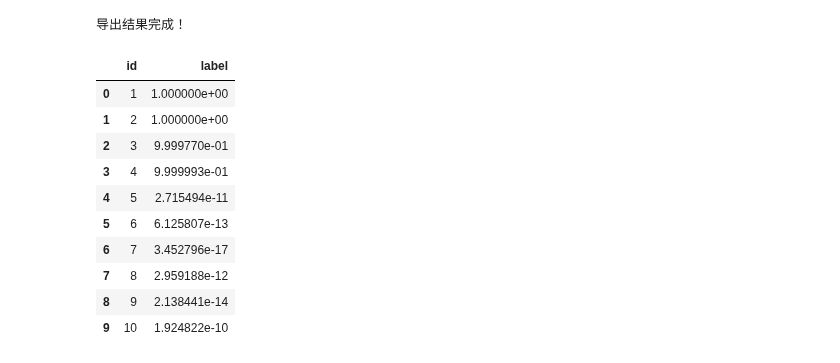
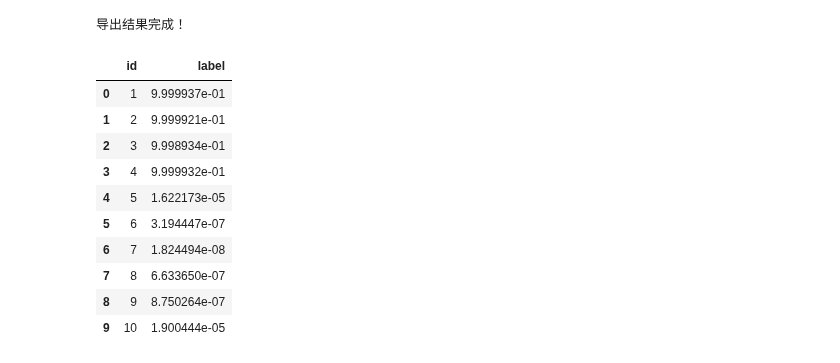
Before and after one commit to sunrise2075/cat_vs_dog_cnn, a Jupyter notebook: cat_vs_dog_model_training.ipynb, the cells around one changed output. Saved outputs shown, nothing was run; the diff lists cells and outputs as text; code cells hidden in the pictures.

Commit message:
pred-28.csv created

```diff
--- a/cat_vs_dog_model_training.ipynb
+++ b/cat_vs_dog_model_training.ipynb
@@ -456,17 +454,17 @@ print("导出结果完成！")
 # %% [output]
 导出结果完成！
 # %%
-solution.to_csv("pred-27.csv", index = False)
+solution.to_csv("pred-28.csv", index = False)
 solution.head(10)
 # %% [output]
 |  | id | label |
-| 0 | 1 | 1.000000e+00 |
-| 1 | 2 | 1.000000e+00 |
-| 2 | 3 | 9.999770e-01 |
-| 3 | 4 | 9.999993e-01 |
-| 4 | 5 | 2.715494e-11 |
-| 5 | 6 | 6.125807e-13 |
-| 6 | 7 | 3.452796e-17 |
-| 7 | 8 | 2.959188e-12 |
-| 8 | 9 | 2.138441e-14 |
-| 9 | 10 | 1.924822e-10 |
+| 0 | 1 | 9.999937e-01 |
+| 1 | 2 | 9.999921e-01 |
+| 2 | 3 | 9.998934e-01 |
+| 3 | 4 | 9.999932e-01 |
+| 4 | 5 | 1.622173e-05 |
+| 5 | 6 | 3.194447e-07 |
+| 6 | 7 | 1.824494e-08 |
+| 7 | 8 | 6.633650e-07 |
+| 8 | 9 | 8.750264e-07 |
+| 9 | 10 | 1.900444e-05 |
```
Also changed, not shown: parts of 7 cells of this notebook, 1 other file.
